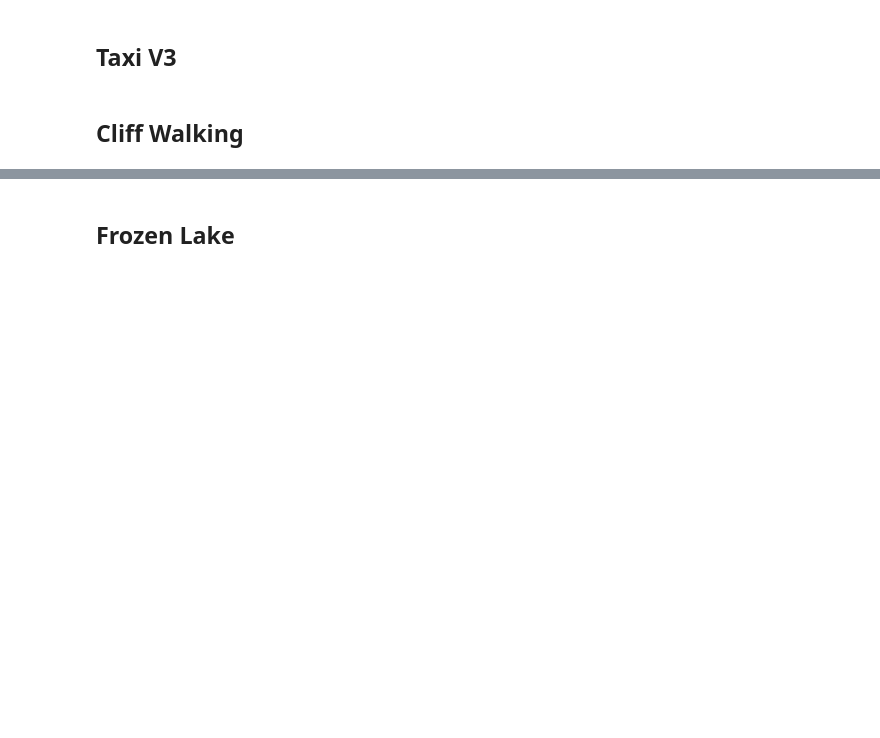
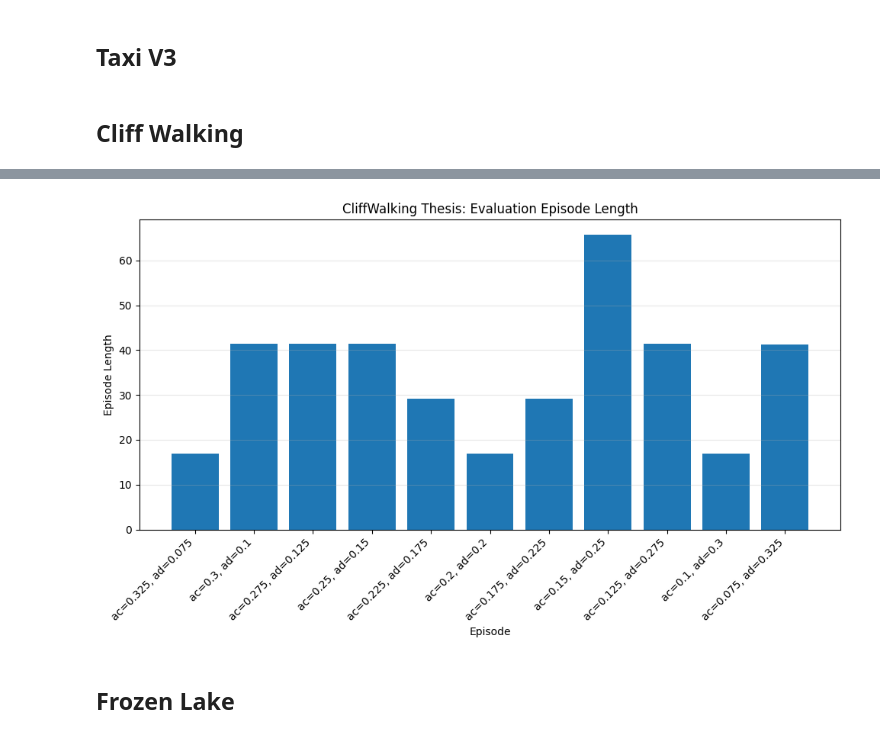
Before and after one commit to kallioaa/frustration_msc, a Jupyter notebook: src/prod_notebooks/assymetric_rl/thesis_plots.ipynb, the cells around one changed output, grey strips where cells are left out. Drawn from its saved outputs; the diff is of its cells as text; code cells hidden in the pictures; blank space fills up the shorter version.

```diff
--- a/src/prod_notebooks/assymetric_rl/thesis_plots.ipynb
+++ b/src/prod_notebooks/assymetric_rl/thesis_plots.ipynb
@@ -188,3 +373,23 @@ plot_sweep_evaluation(
+# %%
+import importlib
+
+from experiments.sweep_plots import plot_sweep_evaluation
+import experiments.sweep_plots_helper_thesis as thesis_cfg_mod
+
+importlib.reload(thesis_cfg_mod)
+
+cfg = thesis_cfg_mod.cliffwalking_evaluation_thesis_config()
+
+plot_sweep_evaluation(
+    conf_results,
+    window_size=cfg["window_size"],
+    label_fn=cfg["label_fn"],
+    plot_specs=cfg["plot_specs"],
+    start_episode=cfg["start_episode"],
+    end_episode=cfg["end_episode"],
+)
+# %% [output]
+[figure, added]
 # %%
 # CliffWalking - positivity bias
 file_cliffwalking_pos = RESULTS_PATH / "cliffwalking_final_results" / "cliffwalking_pos_all_ratios.pkl"
```
Also changed, not shown: parts of 8 cells of this notebook.
